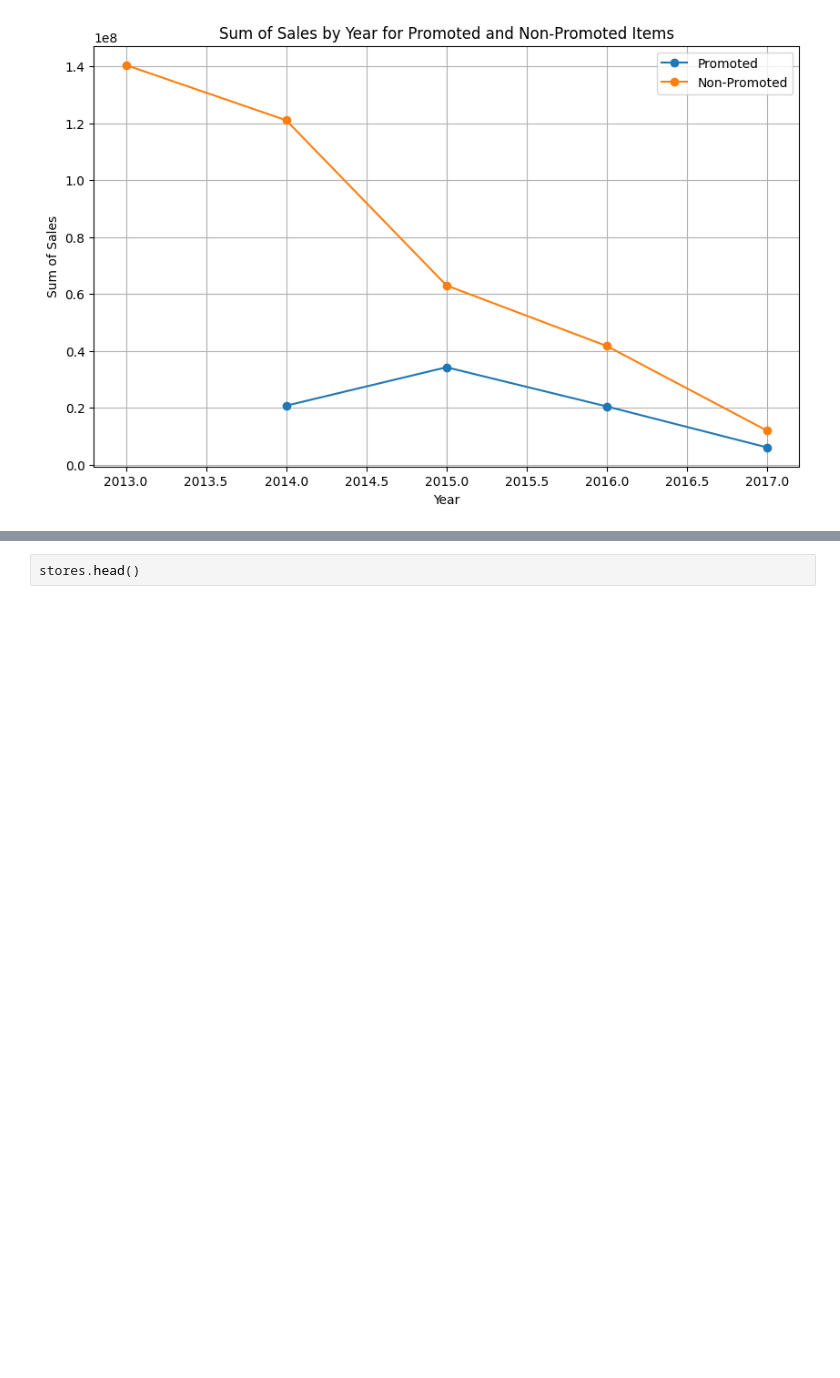
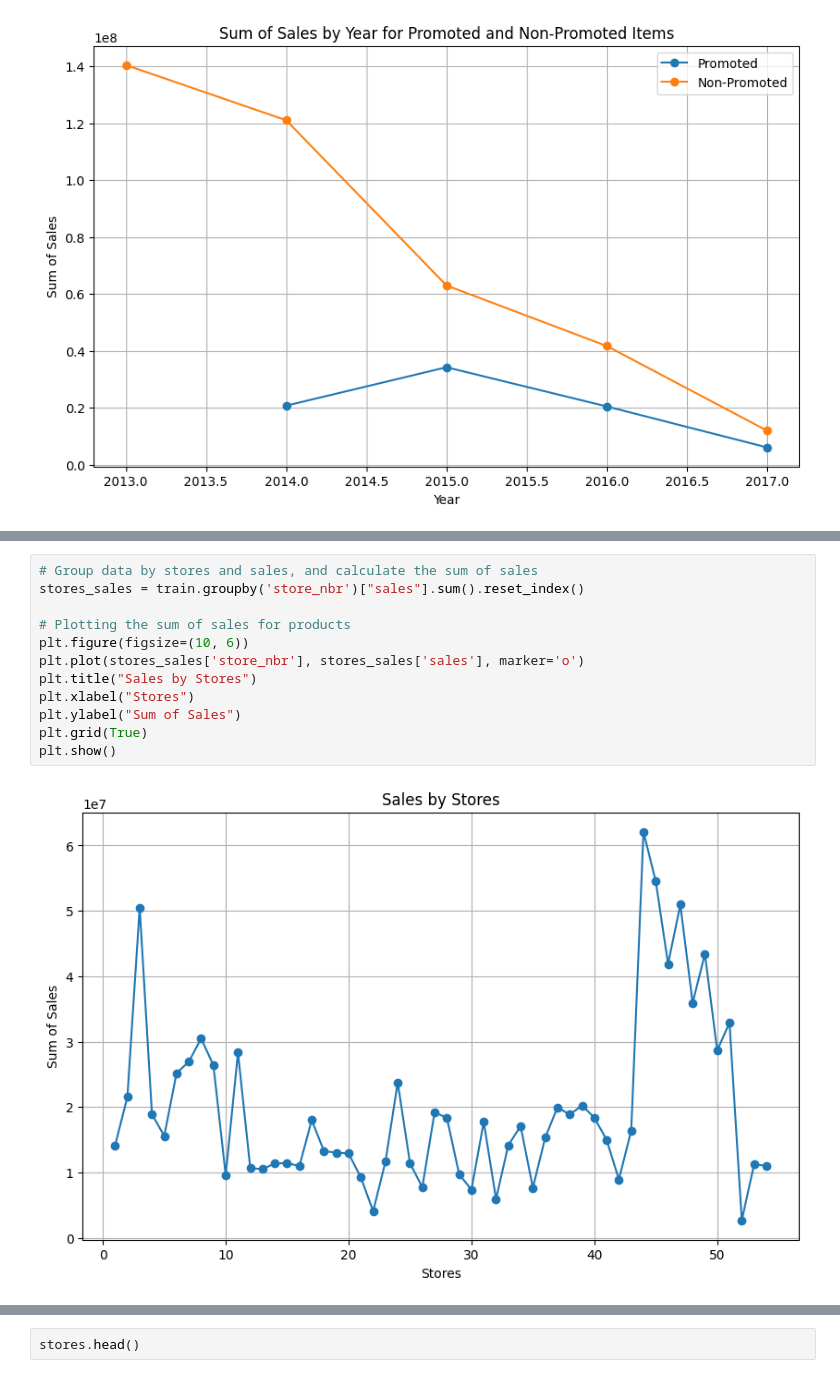
Before and after one commit to phinmaiyo/Regression-Model, a Jupyter notebook: forecasting.ipynb, the cells around one changed output, grey strips where cells are left out. Saved outputs shown, nothing was run; the diff lists cells and outputs as text; blank space fills up the shorter version.

```diff
--- a/forecasting.ipynb
+++ b/forecasting.ipynb
@@ -462,0 +623,14 @@ plt.show()
+# %%
+# Group data by stores and sales, and calculate the sum of sales
+stores_sales = train.groupby('store_nbr')["sales"].sum().reset_index()
+
+# Plotting the sum of sales for products
+plt.figure(figsize=(10, 6))
+plt.plot(stores_sales['store_nbr'], stores_sales['sales'], marker='o')
+plt.title("Sales by Stores")
+plt.xlabel("Stores")
+plt.ylabel("Sum of Sales")
+plt.grid(True)
+plt.show()
+# %% [output]
+[figure, added]
```
Also changed, not shown: parts of 95 cells of this notebook.
